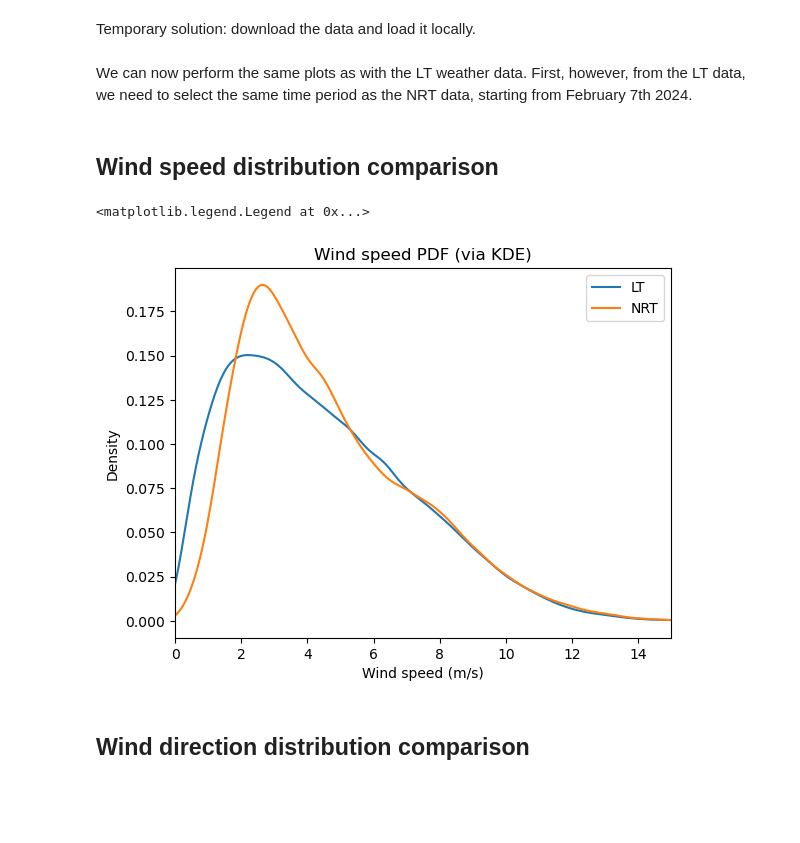
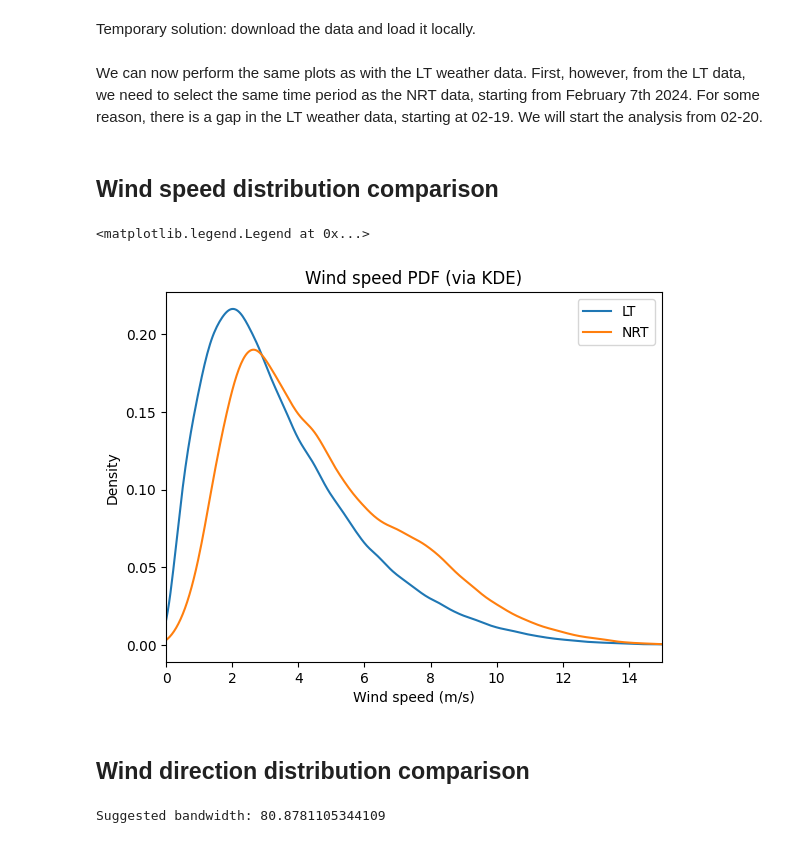
Before and after one commit to ferazuza/aspred, a Jupyter notebook: notebooks/winds.ipynb, the cells around one changed output. Cells and saved outputs as stored; diff of their text form; code cells hidden in the pictures; blank space fills up the shorter version.

```diff
--- a/notebooks/winds.ipynb
+++ b/notebooks/winds.ipynb
@@ -152,25 +155,29 @@ df2 = df2.rename(columns={"date": "date", "value_speed": "wind_speed", "value_di
 # Convert wind direction to radians
 df2["wind_direction_radians"] = df2["wind_direction"].apply(lambda x: standard_angle(np.radians(x)))
 # %% [markdown]
-We can now perform the same plots as with the LT weather data. First, however, from the LT data, we need to select the same time period as the NRT data, starting from February 7th 2024.
+We can now perform the same plots as with the LT weather data. First, however, from the LT data, we need to select the same time period as the NRT data, starting from February 7th 2024. For some reason, there is a gap in the LT weather data, starting at 02-19. We will start the analysis from 02-20.
 # %%
-df1_restricted = df1[df1["date"] >= "2024-02-07"]
+# df1_restricted = df1[df1["date"] >= "2024-01-01"]
+
+df1_restricted = df1[df1["date"] >= "2023-02-19"]
+df2_restricted = df2[df2["date"] >= "2023-02-19"]
 # %% [markdown]
 ## Wind speed distribution comparison
 # %%
 df1_restricted["wind_speed"].plot.kde(xlim=(0, 15), title="Wind speed PDF (via KDE)")
-df2["wind_speed"].plot.kde(xlim=(0, 15), title="Wind speed PDF (via KDE)")
+df2_restricted["wind_speed"].plot.kde(xlim=(0, 15), title="Wind speed PDF (via KDE)")
 plt.xlabel(xlabel="Wind speed (m/s)")
 plt.legend(["LT", "NRT"])
 # %% [output]
 <matplotlib.legend.Legend at 0x...>
-[figure, old version]
+[figure, new version]
 # %% [markdown]
 ## Wind direction distribution comparison
 # %%
-wind_sample = df2["wind_direction_radians"].sample(n=2000).tolist()
-wind_sample
-bw = pycircular.circular.bwEstimation(wind_sample)
+wind_sample = df2_restricted["wind_direction_radians"].sample(n=2000).tolist()
+# bw = pycircular.circular.bwEstimation(wind_sample)
 print("Suggested bandwidth:",bw)
+# %% [output]
+Suggested bandwidth: 80.8781105344109
 # %%
 circular_kde1 = pycircular.circular.kernel(df1_restricted["wind_direction_radians"].tolist(), bw=bw, n=256)
```
Also changed, not shown: parts of 20 cells of this notebook, 1 other file.
